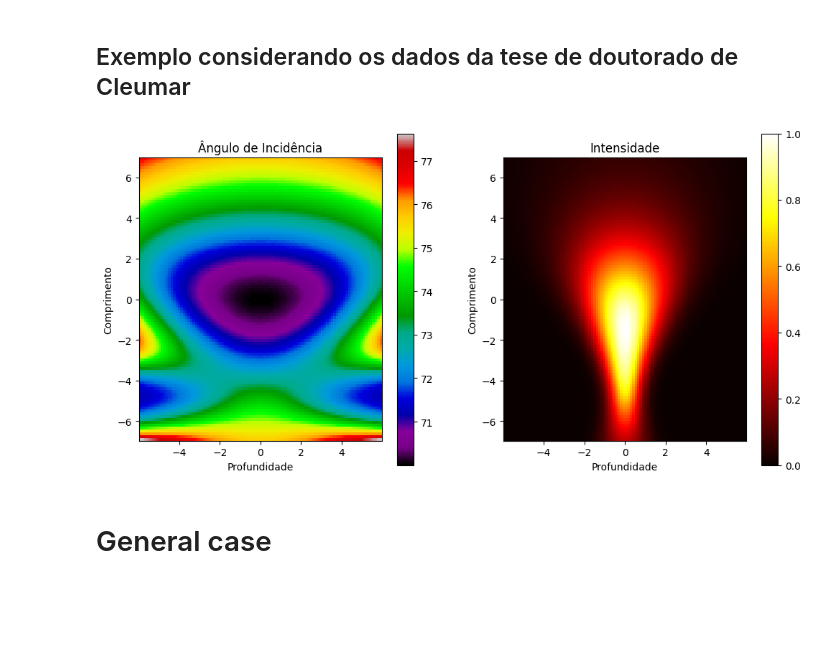
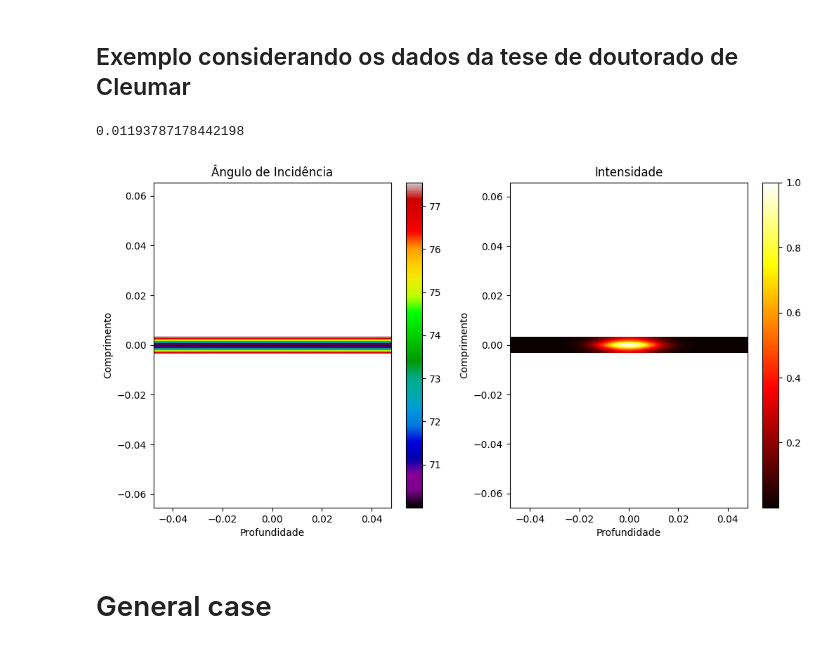
Before and after one commit to mmarquesEE/PPBIO-Optical-Model, a Jupyter notebook: 3dGaussianBeamPropagation/notebook.ipynb, the cells around one changed output. Cells and saved outputs as stored; diff of their text form; code cells hidden in the pictures; blank space fills up the shorter version.

```diff
--- a/3dGaussianBeamPropagation/notebook.ipynb
+++ b/3dGaussianBeamPropagation/notebook.ipynb
@@ -390,8 +390,8 @@ Substituindo as expressões obtidas no gradiente de fase e na amplitude complexa
 np   = 1.51
 θ    = 70*π/180
 k    = 2*π*np/λ
-θ_0x = 5/2*π/180
-θ_0y = 30/2*π/180
+θ_0x = 10/2*π/180
+θ_0y = 10/2*π/180
 
 W_0x = sqrt(λ/(π*θ_0x))
 W_0y = sqrt(λ/(π*θ_0y))
@@ -400,8 +400,8 @@ z_0x = sqrt(λ/(π*θ_0x**2))
 z_0y = sqrt(λ/(π*θ_0y**2))
 
 # Calculo da distância focal da lente colimadora
-D = 0.5e-2 # Diâmetro do feixe colimado na direção de maior divergência (y)
-fc = (D/2)/tan(θ_0y)
+D = 10e-3 # Diâmetro do feixe colimado na direção de maior divergência (y)
+fc = (D/2)/tan(θ_0x)
 ff = 20e-3 # distância focal da lente cilíndrica
 
 # Direção paralela a polarização
@@ -424,6 +424,8 @@ z_0yc = (((fc/z_0x)**2)/(1 + ((z_0y/z_0x)**2)))*z_0y
 W_0yr = W_0yc
 z_0yr = np*z_0yc
 
+print(W_0yr)
+
 def W(W0, z0, z):
     return W0*sqrt(1 + ((z/z0)**2))
 
@@ -437,7 +439,7 @@ def φ(k, z0, ρ, z):
     return k - ζ(z0, z) + (k*(ρ**2))/(2*R(z0, z))
 
 def grad_φ(k, W0, z0, ρ, z):
-    return vstack([component.flatten() for component in [
+    return vstack([el.flatten() for el in [
         (k*ρ)/R(z0, z),
         k - ((k*(ρ**2))/(2*(R(z0, z)**2)))*(1 - ((z0/z)**2)) - ((W0/W(W0, z0, z))**2)
     ]])
@@ -449,15 +451,15 @@ def U(k, A0, W0, z0, ρ, z):
 l_x = (2*W_0xr*z_0xr)/sqrt((z_0xr**2) - ((W_0xr*sin(θ))**2))
 l_y = 2*W_0yc*sqrt(1 + (((-z_yc + z_xc + z_xf)/(z_0yc))**2))
 
-s = linspace(-2.5*l_x, 2.5*l_x, 100)
-y = linspace(-1.5*l_y, 1.5*l_y, 100)
+s = 2*linspace(-l_x, l_x, 200)
+y = 2*linspace(-l_y, l_y, 200)
 
 [Y, S] = meshgrid(y, s)
 
 X = S*cos(θ)
 
 Zx = -S*sin(θ)
-Zy = Zx + np*(-z_yc + z_xc + z_xf)
+Zy = -S*sin(θ) + np*(-z_yc + z_xc + z_xf)
 
 
 grad_φx_2d = grad_φ(k, W_0xr, z_0xr, X, Zx)
@@ -466,39 +468,44 @@ grad_φx = vstack([grad_φx_2d[0,:], zeros((1, grad_φx_2d.shape[1])), grad_φx_
 grad_φy_2d = grad_φ(k, W_0yr, z_0yr, Y, Zy)
 grad_φy = vstack([zeros((1, grad_φy_2d.shape[1])), grad_φy_2d[0,:], grad_φy_2d[1,:]])
 
 grad_total = grad_φx + grad_φy
 
 k_vec = (grad_total/linalg.norm(grad_total, axis=0))
 n = array([[sin(θ), 0, cos(θ)]]).T
 
-incidence_angle = (acos(n.T @ k_vec)*180/π)[0,:].reshape(S.shape)
+incidence_angle = (acos(n.T @ k_vec)*180/π).reshape(*S.shape)
 
 Wx = W(W_0xr, z_0xr, Zx)
 Wy = W(W_0yr, z_0yr, Zy)
 
 intensity = (1/(π*Wx*Wy))*exp(-(((X/Wx)**2) + ((Y/Wy)**2)))
+intensity = intensity/max(intensity)
+
+mask = intensity >= 0
+incidence_angle_m = where(mask, incidence_angle, nan)
 
 plt.figure(figsize=(12,6))
 
 plt.subplot(1,2,1)
-cax1 = plt.pcolormesh(Y*1e3, S*1e3, incidence_angle, cmap='nipy_spectral', shading='auto')
+cax1 = plt.pcolormesh(Y, S, incidence_angle_m, cmap='nipy_spectral', shading='gouraud', )
 plt.colorbar(cax1)
 plt.title('Ângulo de Incidência')
 plt.xlabel('Profundidade')
 plt.ylabel('Comprimento')
-plt.axis("scaled")
+plt.axis('equal')
 
 plt.subplot(1,2,2)
-cax1 = plt.pcolormesh(Y*1e3, S*1e3, intensity/max(intensity), cmap='hot', shading='auto')
+cax1 = plt.pcolormesh(Y, S, intensity, cmap='hot', shading='auto')
 plt.colorbar(cax1)
 plt.title('Intensidade')
 plt.xlabel('Profundidade')
 plt.ylabel('Comprimento')
-plt.axis("scaled")
+plt.axis('equal')
 
 plt.show()
 # %% [output]
+0.01193787178442198
-[figure, old version]
+[figure, new version]
 # %% [markdown]
 # General case
 # %% [markdown]
```
